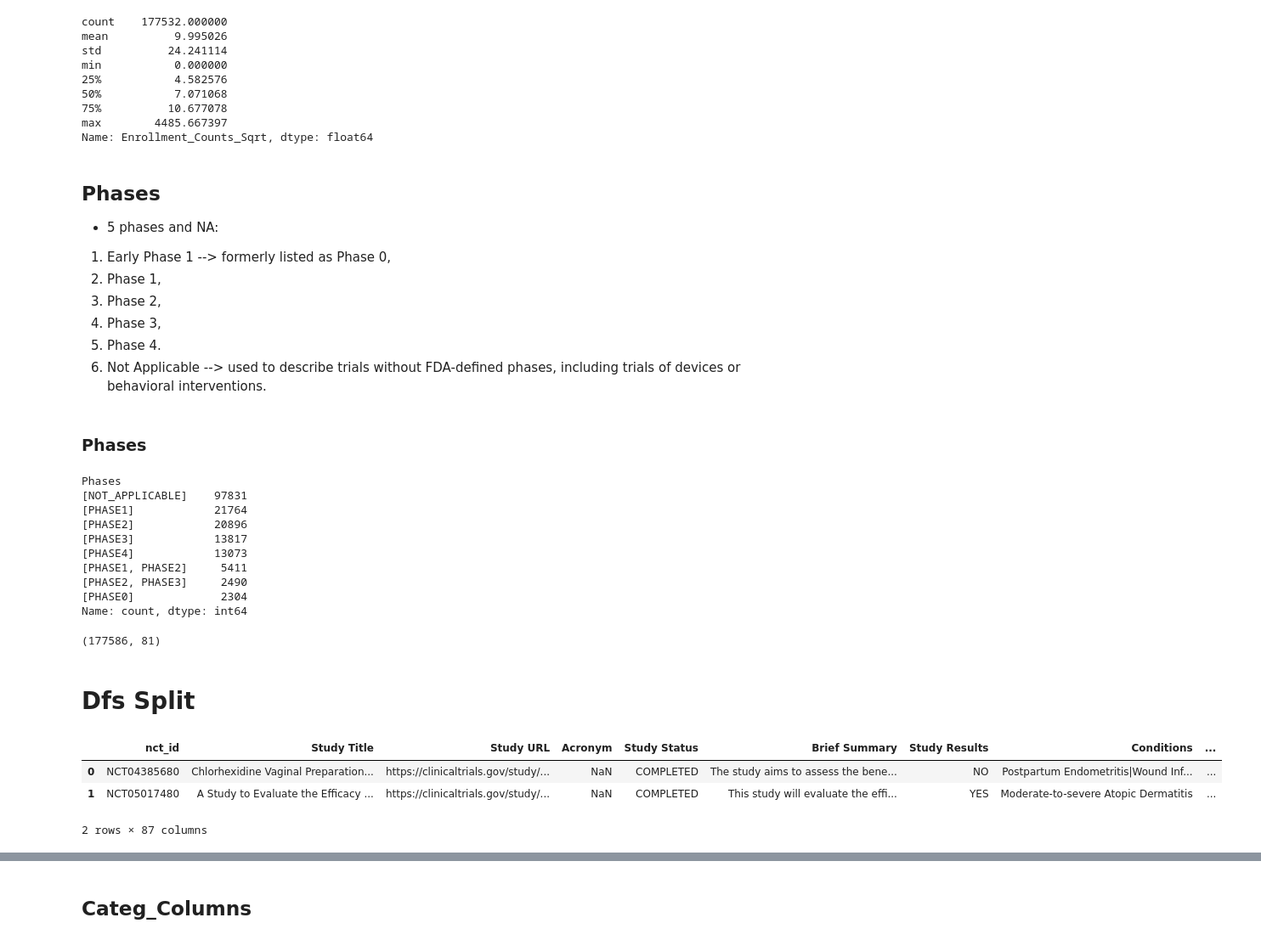
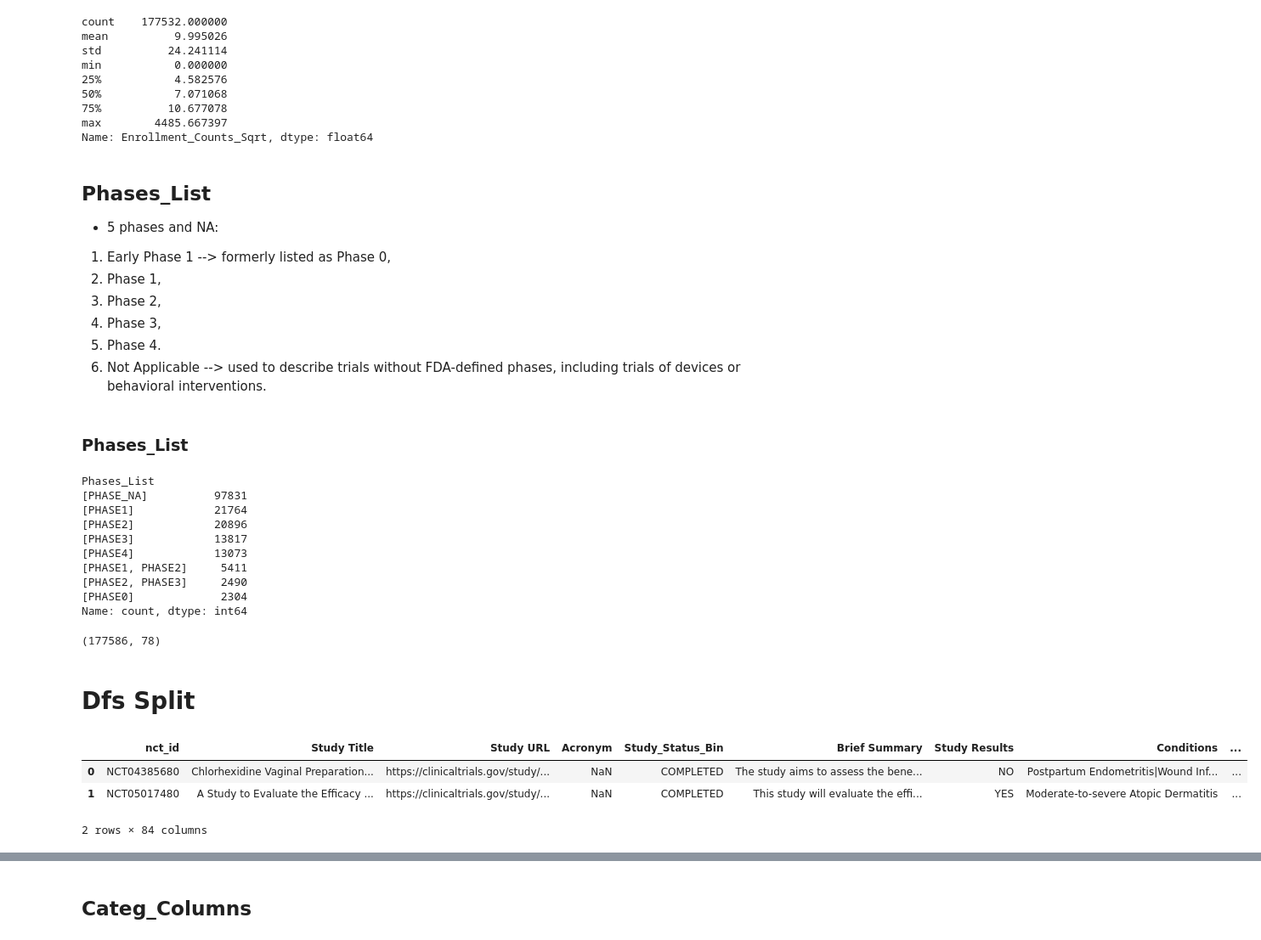
Before and after one commit to AndreouEugenia/Thesis, a Jupyter notebook: Thesis_Data.ipynb, the cells around one changed output, grey strips where cells are left out. Shown: that part at 85% size. Drawn from its saved outputs; the diff is of its cells as text; code cells hidden in the pictures.

```diff
--- a/Thesis_Data.ipynb
+++ b/Thesis_Data.ipynb
@@ -1538,8 +1462,8 @@ df = df.merge(my_designs[["nct_id", "masking_detail"]], on = "nct_id", how = "le
 df = df.rename(columns = {"masking_detail" : "Masking_Detail_List"})
 # %%
 # Fillna Masking_Detail
-df.loc[df["Masking_Detail_List"].apply(lambda x: isinstance(x, list) and len(x) == 0)]["Masking_Dum"].value_counts(dropna=False)  # Masking = 'NONE' --> Masking_Details = ['NONE']
-df.loc[(df["Masking_Detail_List"].apply(lambda x: isinstance(x, list) and len(x) == 0)) & (df["Masking_Dum"] == "MASK_NONE"), "Masking_Detail_List"] = "MASK_DET_NONE"
+df.loc[df["Masking_Detail_List"].apply(lambda x: isinstance(x, list) and len(x) == 0)]["Masking_List"].value_counts(dropna=False)  # Masking = 'NONE' --> Masking_Details = ['NONE']
+df.loc[(df["Masking_Detail_List"].apply(lambda x: isinstance(x, list) and len(x) == 0)) & (df["Masking_List"] == "MASK_NONE"), "Masking_Detail_List"] = "MASK_DET_NONE"
 df["Masking_Detail_List"] = df["Masking_Detail_List"].apply(lambda x: ["MASK_DET_NONE"] if x == "MASK_DET_NONE" else x)
 df["Masking_Detail_List"] = df["Masking_Detail_List"].apply(lambda x: np.NaN if isinstance(x, list) and len(x) == 0 else x)
 
@@ -1573,7 +1497,7 @@ Name: count, dtype: int64
 # %%
 df = df.merge(my_designs[["nct_id", "primary_purpose"]], on = "nct_id", how = "left")
-df = df.rename(columns={"primary_purpose" : "Primary_Purpose_Dum"})
-df["Primary_Purpose_Dum"] = df["Primary_Purpose_Dum"].replace({"OTHER" : "PRIM_PURP_OTHER"})
-display(df["Primary_Purpose_Dum"].value_counts(dropna=False))
+df = df.rename(columns={"primary_purpose" : "Primary_Purpose_List"})
+df["Primary_Purpose_List"] = df["Primary_Purpose_List"].replace({"OTHER" : "PRIM_PURP_OTHER"})
+display(df["Primary_Purpose_List"].value_counts(dropna=False))
 display(df.shape)
 # %% [output]
@@ -1773,14 +1697,12 @@ Countries = Countries[["name", "continentcode"]]
 Countries = Countries.replace({"NA": "North America", "OC": "Oceania", "EU": "Europe", "AS": "Asia", "AF": "Africa", "SA": "South America"})
 geo_dict = dict(zip( Countries['name'], Countries['continentcode']))
 # %%
-df['Continents_List'] = df['Countries_List'].apply(lambda x: [geo_dict.get(item, "None") for item in x] if isinstance(x, list) else ['Cont_None'])
-df['Continents_List'] = df['Continents_List'].apply(lambda x: ["Cont_None"] if len(x) == 0 or x == ['None'] else x)
-df['Continents_List'] = df['Continents_List'].apply(lambda x: [i for i in x if i != 'None'] if isinstance(x, list) else x)
-
+df['Continents_List'] = df['Countries_List'].apply(
+    lambda x: [geo_dict.get(item, 'None') for item in x] if isinstance(x, list) else ['Cont_None'])
+df['Continents_List'] = df['Continents_List'].apply(lambda x: [i for i in x if i != 'None'])
+df['Continents_List'] = df['Continents_List'].apply(lambda x: ['Cont_None'] if len(x) == 0 else x)
 df['Continents_List'] = df['Continents_List'].apply(lambda x: sorted(set(x)))
-
 display(df['Continents_List'].value_counts(dropna = False))
-display(df.shape)
 # %% [output]
 Continents_List
 [North America]                                    68975
@@ -1897,7 +1818,7 @@ min           0.000000
 max        4485.667397
 Name: Enrollment_Counts_Sqrt, dtype: float64
 # %% [markdown]
-## Phases
+## Phases_List
 
 - 5 phases and NA:
 1. Early Phase 1 --> formerly listed as Phase 0,
@@ -1907,17 +1828,18 @@ Name: Enrollment_Counts_Sqrt, dtype: float64
 5. Phase 4.
 6. Not Applicable --> used to describe trials without FDA-defined phases, including trials of devices or behavioral interventions.
 # %% [markdown]
-### Phases
+### Phases_List
 # %%
 # Same with db and csv
-df["Phases"] = df["Phases"].replace({np.NaN : "NOT_APPLICABLE", "EARLY_PHASE1" : "PHASE0"})
-df["Phases"] = df["Phases"].str.split( "|" )  # No apply sort(list(x)) needed here - No duplicated elements with diff list-elem order
+df = df.rename(columns={"Phases": "Phases_List"})
+df["Phases_List"] = df["Phases_List"].replace({np.NaN : "PHASE_NA", "EARLY_PHASE1" : "PHASE0"})
+df["Phases_List"] = df["Phases_List"].str.split( "|" )  # No apply sort(list(x)) needed here - No duplicated elements with diff list-elem order
 
-display(df["Phases"].value_counts(dropna=False))
+display(df["Phases_List"].value_counts(dropna=False))
 display(df.shape)
 # %% [output]
-Phases
-[NOT_APPLICABLE]    97831
+Phases_List
+[PHASE_NA]          97831
 [PHASE1]            21764
 [PHASE2]            20896
 [PHASE3]            13817
@@ -1926,17 +1848,18 @@ Phases
 [PHASE2, PHASE3]     2490
 [PHASE0]             2304
 Name: count, dtype: int64
-(177586, 81)
+(177586, 78)
 # %% [markdown]
 # Dfs Split
 # %%
+df_mlb = df.copy()
 mlb = MultiLabelBinarizer()
-dummies = pd.DataFrame(mlb.fit_transform(df['Phases']), columns = mlb.classes_, index = df.index)
-df = pd.concat([df, dummies] , axis = 1)
-df.head(2)
+dummies = pd.DataFrame(mlb.fit_transform(df['Phases_List']), columns = mlb.classes_, index = df.index)
+df_mlb = pd.concat([df_mlb, dummies] , axis = 1)
+df_mlb.head(2)
 # %% [output]
-|  | nct_id | Study Title | Study URL | Acronym | Study Status | Brief Summary | Study Results | Conditions | ... |
+|  | nct_id | Study Title | Study URL | Acronym | Study_Status_Bin | Brief Summary | Study Results | Conditions | ... |
 | 0 | NCT04385680 | Chlorhexidine Vaginal Preparation... | https://clinicaltrials.gov/study/... | NaN | COMPLETED | The study aims to assess the bene... | NO | Postpartum Endometritis|Wound Inf... | ... |
 | 1 | NCT05017480 | A Study to Evaluate the Efficacy ... | https://clinicaltrials.gov/study/... | NaN | COMPLETED | This study will evaluate the effi... | YES | Moderate-to-severe Atopic Dermatitis | ... |
-2 rows × 87 columns
+2 rows × 84 columns
 # %%
```
Also changed, not shown: parts of 69 cells of this notebook, 2 other files.
